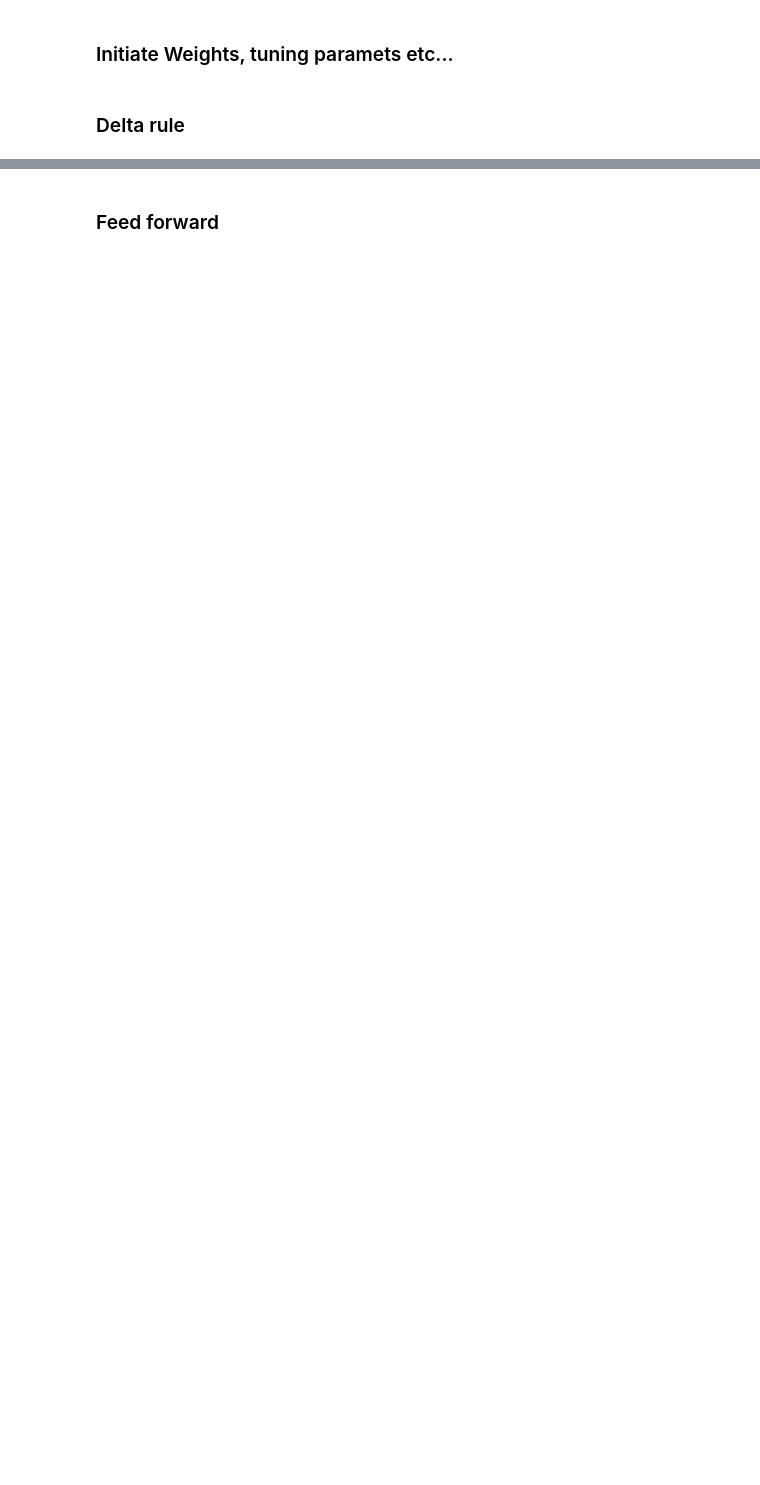
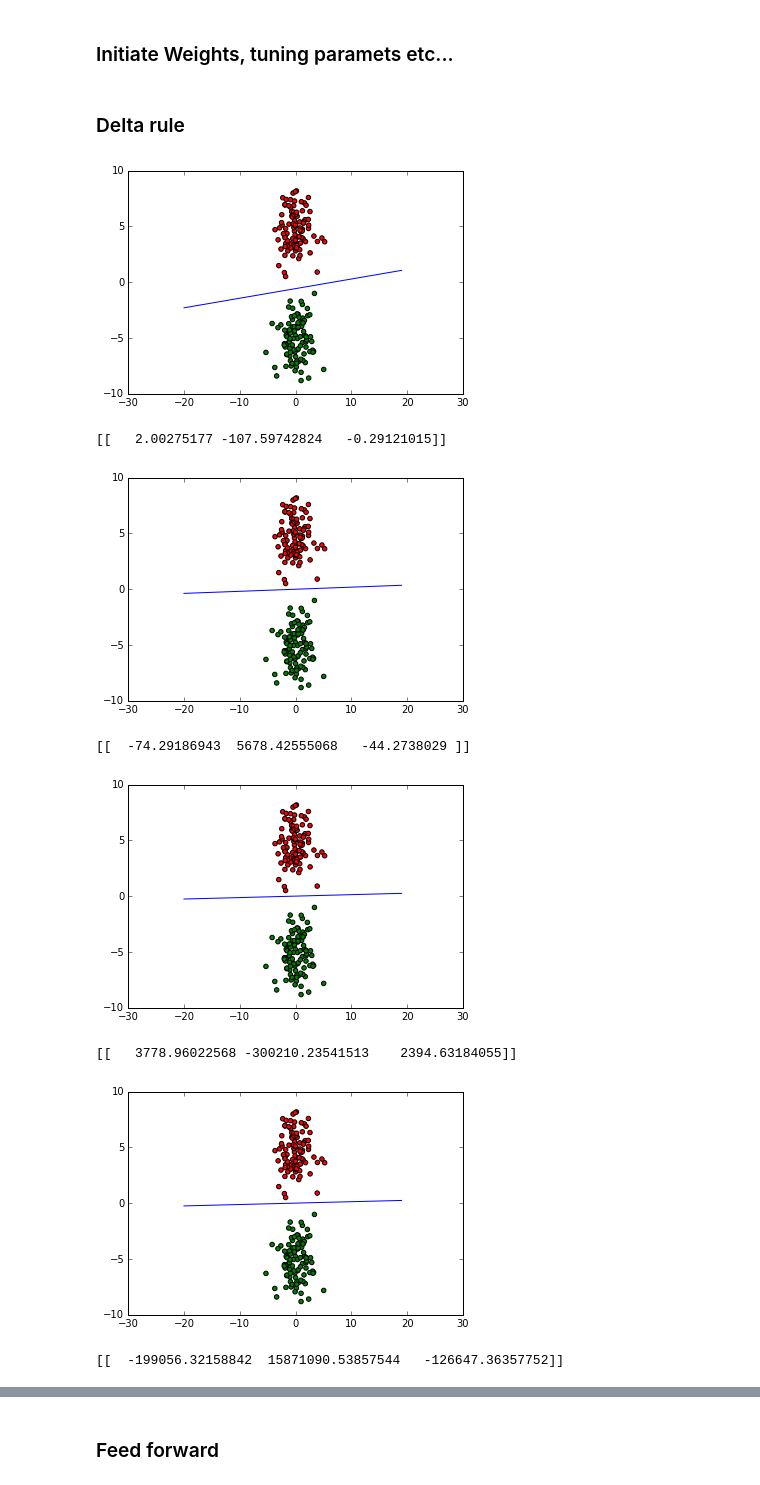
Before and after one commit to Styren/DD2437, a Jupyter notebook: Lab1.ipynb, the cells around one changed output, grey strips where cells are left out. Saved outputs shown, nothing was run; the diff lists cells and outputs as text; code cells hidden in the pictures; blank space fills up the shorter version.

```diff
--- a/Lab1.ipynb
+++ b/Lab1.ipynb
@@ -7,7 +9,18 @@ import matplotlib as plt
 # %%
-def graph(formula, x_range):
+def plot_decision_boundary(formula, x_range):
     x = np.array(x_range)
     y = eval(formula)
     plt.pyplot.scatter(x = data[:,0], y = data[:,1], c = data[:,-1], cmap=plt.colors.ListedColormap(colors))
     plt.pyplot.plot(x, y)
     plt.pyplot.show()
+# %%
+def initialize_and_run(data, func):
+    weights = np.random.normal(0,1,[1,3])
+    n = 0.01
+    errors = []
+    for i in range(5):
+        errors.append(calculate_errors(weights,data))
+        line = '{}*x-{}'.format(-weights[0][0]/weights[0][1],weights[0][2]/weights[0][1])
+        plot_decision_boundary(line, range(-20, 20))
+        weights = update_weights(data,weights,n,func)
+    plot_learning_rate(errors)
@@ -40,4 +72,4 @@ plt.pyplot.scatter(x = data[:,0], y = data[:,1], c = data[:,-1], cmap=plt.colors
 # %%
 def delta(data, weights, n):
     inner_matrix = (np.dot(weights,np.transpose(data[:,:-1]))-data[:,-1])
-    return np.dot(inner_matrix,data[:,:-1])*-n
+    return -n*np.dot(inner_matrix,data[:,:-1])
@@ -56,0 +76,11 @@ for i in range(5):
+# %%
+initialize_and_run(data,delta)
+# %% [output]
+[figure, added]
+[[   2.00275177 -107.59742824   -0.29121015]]
+[figure, added]
+[[  -74.29186943  5678.42555068   -44.2738029 ]]
+[figure, added]
+[[   3778.96022568 -300210.23541513    2394.63184055]]
+[figure, added]
+[[  -199056.32158842  15871090.53857544   -126647.36357752]]
```
Also changed, not shown: parts of 28 cells of this notebook.
